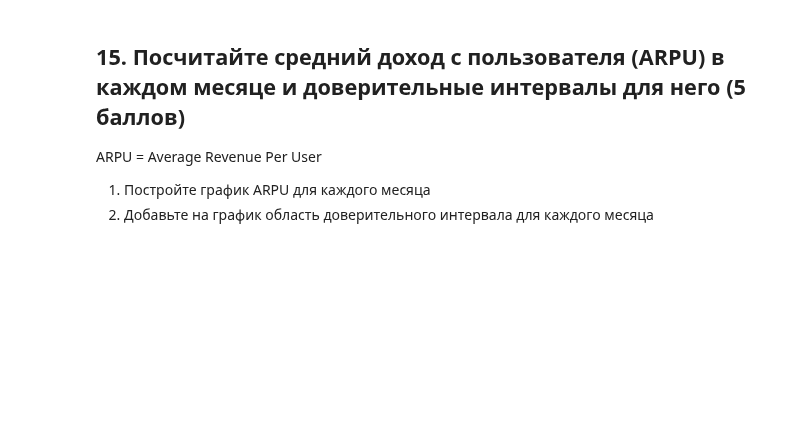
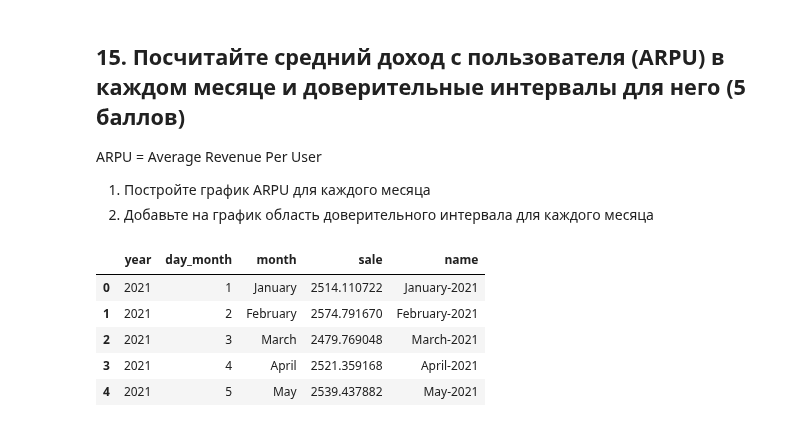
Before and after one commit to hilkovich/itmo_math_stat, a Jupyter notebook: homework_2/HW_2.ipynb, the cells around one changed output. Drawn from its saved outputs; the diff is of its cells as text; code cells hidden in the pictures; blank space fills up the shorter version.

```diff
--- a/homework_2/HW_2.ipynb
+++ b/homework_2/HW_2.ipynb
@@ -735,3 +735,17 @@ plt.show()
 ARPU = Average Revenue Per User
 1) Постройте график ARPU для каждого месяца
 2) Добавьте на график область доверительного интервала для каждого месяца
+# %%
+# Расчет среднего чека по годам и месяцам
+df_arpu = df.groupby(["year", "day_month", "month"])["sale"].agg("mean").reset_index()
+
+df_arpu["name"] = df_arpu["month"].astype(str) + "-" + df_arpu["year"].astype(str)
+
+df_arpu.head()
+# %% [output]
+|  | year | day_month | month | sale | name |
+| 0 | 2021 | 1 | January | 2514.110722 | January-2021 |
+| 1 | 2021 | 2 | February | 2574.791670 | February-2021 |
+| 2 | 2021 | 3 | March | 2479.769048 | March-2021 |
+| 3 | 2021 | 4 | April | 2521.359168 | April-2021 |
+| 4 | 2021 | 5 | May | 2539.437882 | May-2021 |
```
Also changed, not shown: parts of 4 cells of this notebook.
